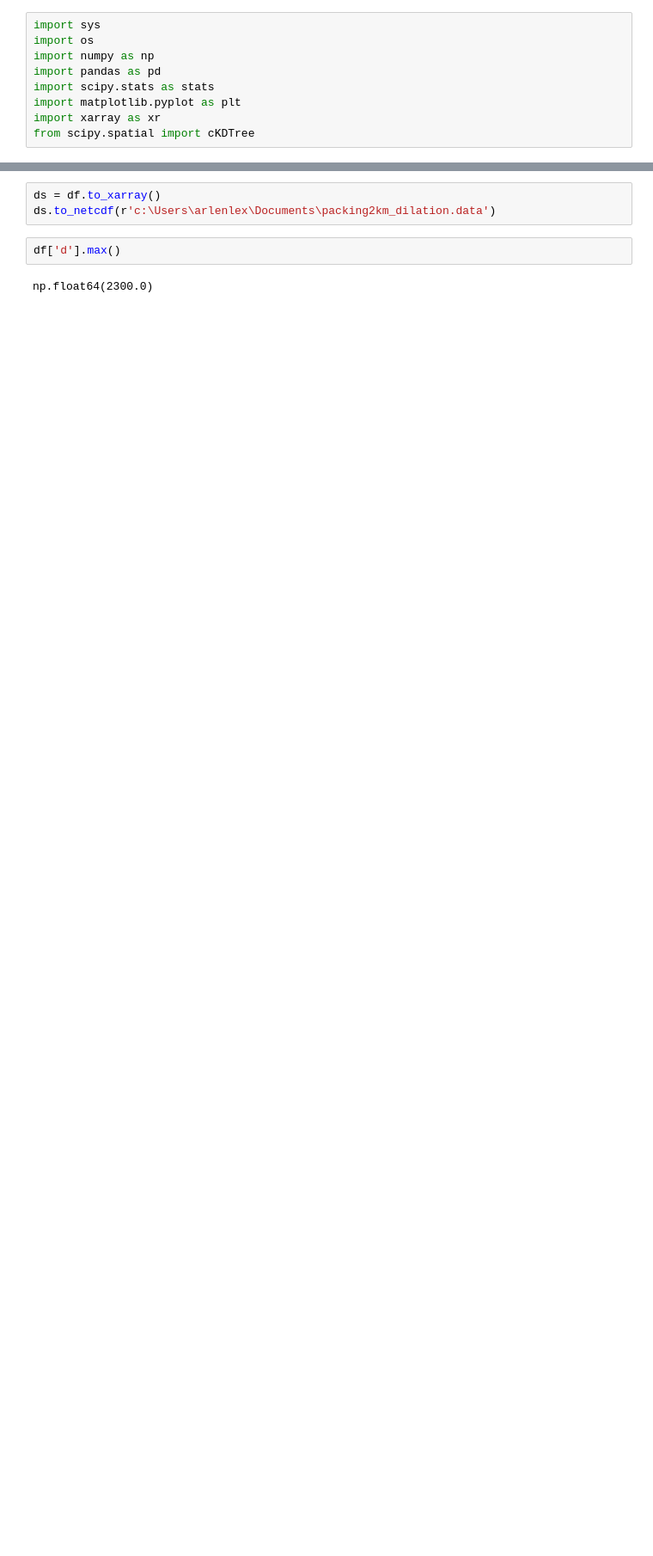
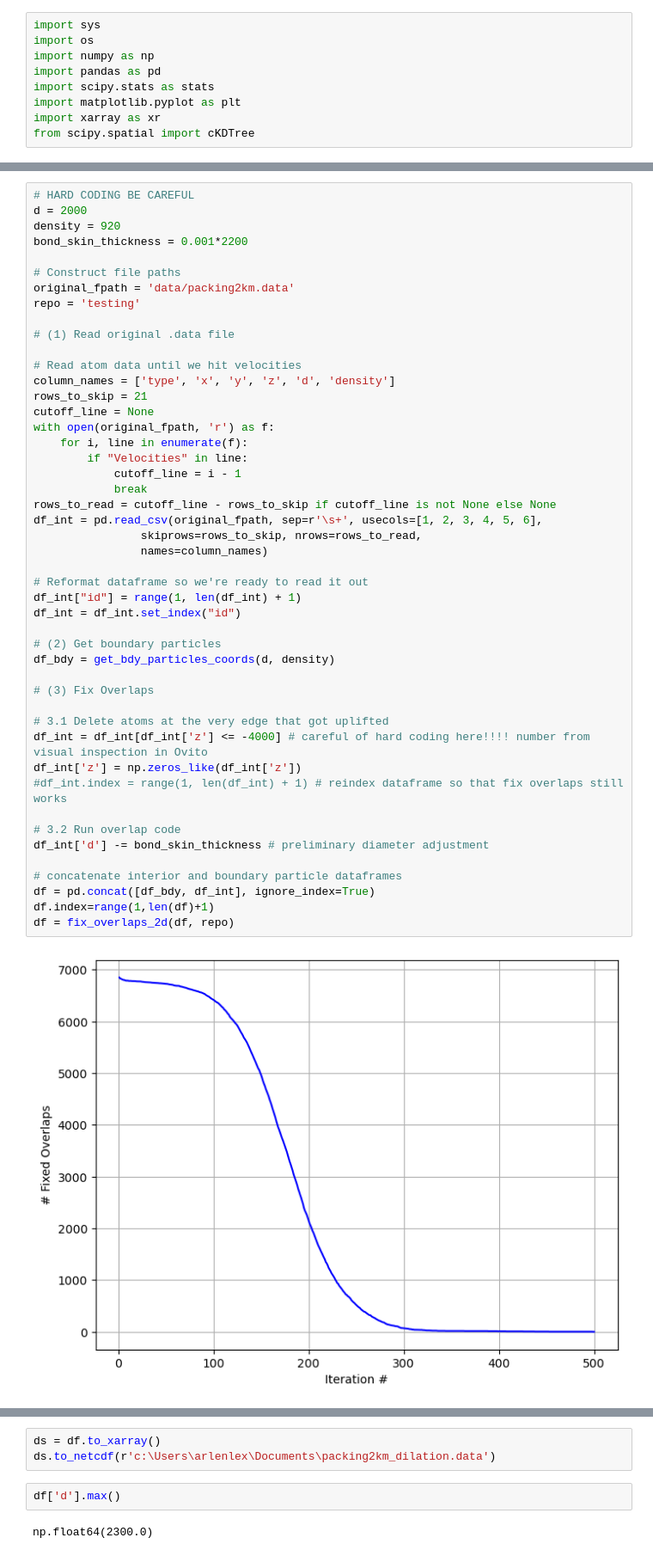
Before and after one commit to lexiarlen/LIGGGHTS_SEAICE, a Jupyter notebook: lexi_tests/nares/simulations/create_packing/test_pack_code.ipynb, the cells around one changed output, grey strips where cells are left out. Shown at 86% size. Saved outputs shown, nothing was run; the diff lists cells and outputs as text; blank space fills up the shorter version.

Commit message:
getting packing to work

```diff
--- a/lexi_tests/nares/simulations/create_packing/test_pack_code.ipynb
+++ b/lexi_tests/nares/simulations/create_packing/test_pack_code.ipynb
@@ -9,0 +176,49 @@ from scipy.spatial import cKDTree
+# %%
+# HARD CODING BE CAREFUL
+d = 2000
+density = 920
+bond_skin_thickness = 0.001*2200
+
+# Construct file paths
+original_fpath = 'data/packing2km.data'
+repo = 'testing'
+
+# (1) Read original .data file
+
+# Read atom data until we hit velocities
+column_names = ['type', 'x', 'y', 'z', 'd', 'density']
+rows_to_skip = 21
+cutoff_line = None
+with open(original_fpath, 'r') as f:
+    for i, line in enumerate(f):
+        if "Velocities" in line:
+            cutoff_line = i - 1
+            break
+rows_to_read = cutoff_line - rows_to_skip if cutoff_line is not None else None
+df_int = pd.read_csv(original_fpath, sep=r'\s+', usecols=[1, 2, 3, 4, 5, 6],
+                skiprows=rows_to_skip, nrows=rows_to_read,
+                names=column_names)
+
+# Reformat dataframe so we're ready to read it out
+df_int["id"] = range(1, len(df_int) + 1)
+df_int = df_int.set_index("id")
+
+# (2) Get boundary particles
+df_bdy = get_bdy_particles_coords(d, density)
+
+# (3) Fix Overlaps
+
+# 3.1 Delete atoms at the very edge that got uplifted
+df_int = df_int[df_int['z'] <= -4000] # careful of hard coding here!!!! number from visual inspection in Ovito
+df_int['z'] = np.zeros_like(df_int['z'])
+#df_int.index = range(1, len(df_int) + 1) # reindex dataframe so that fix overlaps still works
+
+# 3.2 Run overlap code
+df_int['d'] -= bond_skin_thickness # preliminary diameter adjustment
+
+# concatenate interior and boundary particle dataframes
+df = pd.concat([df_bdy, df_int], ignore_index=True)
+df.index=range(1,len(df)+1)
+df = fix_overlaps_2d(df, repo)
+# %% [output]
+[figure, added]
```
Also changed, not shown: parts of 14 cells of this notebook, 4 other files.
